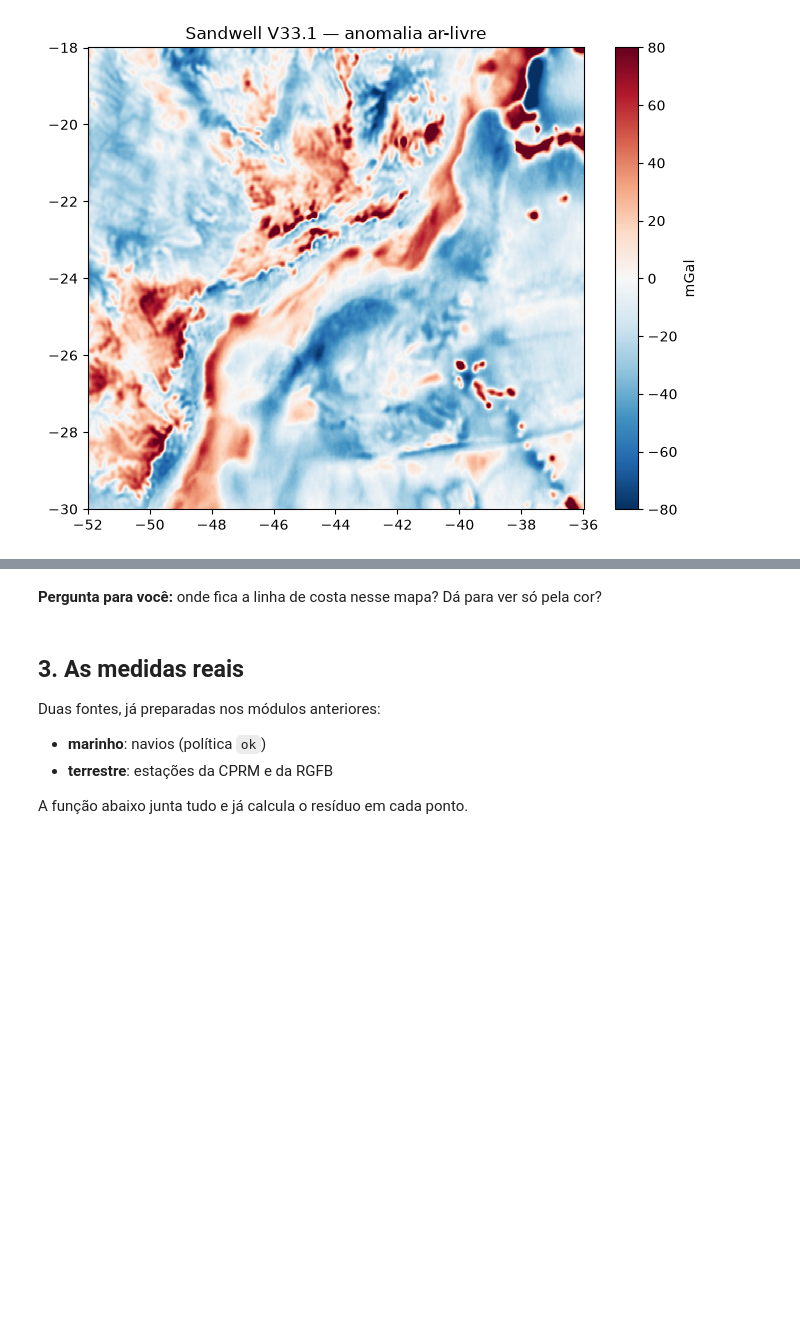
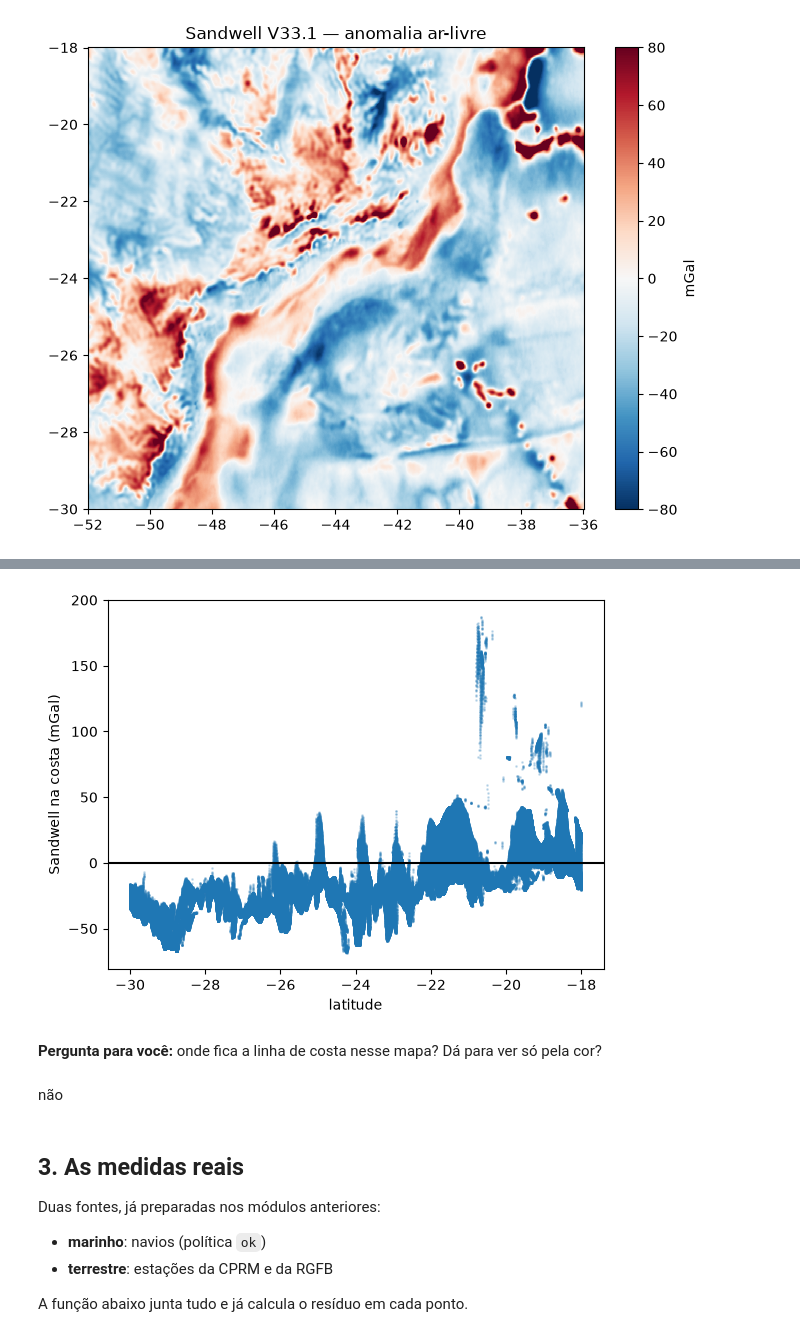
Before and after one commit to earth-marcelo/hinge-line, a Jupyter notebook: notebooks/01_residuo_sandwell.ipynb, the cells around one changed output, grey strips where cells are left out. Saved outputs shown, nothing was run; the diff lists cells and outputs as text; code cells hidden in the pictures; blank space fills up the shorter version.

```diff
--- a/notebooks/01_residuo_sandwell.ipynb
+++ b/notebooks/01_residuo_sandwell.ipynb
@@ -50,5 +108,16 @@ plt.show()
+# %%
+plt.scatter(lat2d[costa][~np.isnan(interp(np.column_stack([lat2d[costa], lon2d[costa]])))],
+            g, s=1, alpha=0.2)
+plt.axhline(0, color="k")
+plt.xlabel("latitude")
+plt.ylabel("Sandwell na costa (mGal)")
+plt.show()
+# %% [output]
+[figure, added]
 # %% [markdown]
 **Pergunta para você:** onde fica a linha de costa nesse mapa? Dá para ver só pela cor?
+# %% [markdown]
+não
 # %% [markdown]
 ## 3. As medidas reais
 
```
Also changed, not shown: parts of 6 cells of this notebook.
